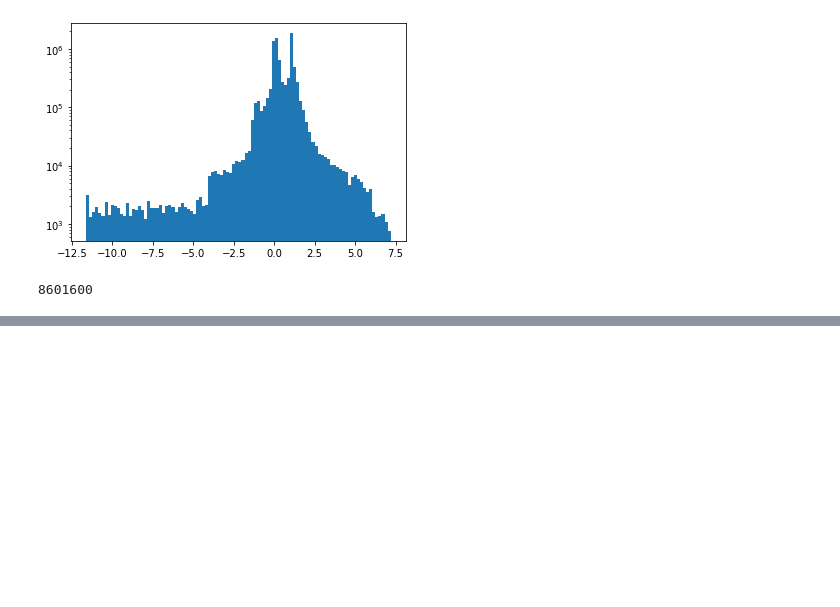
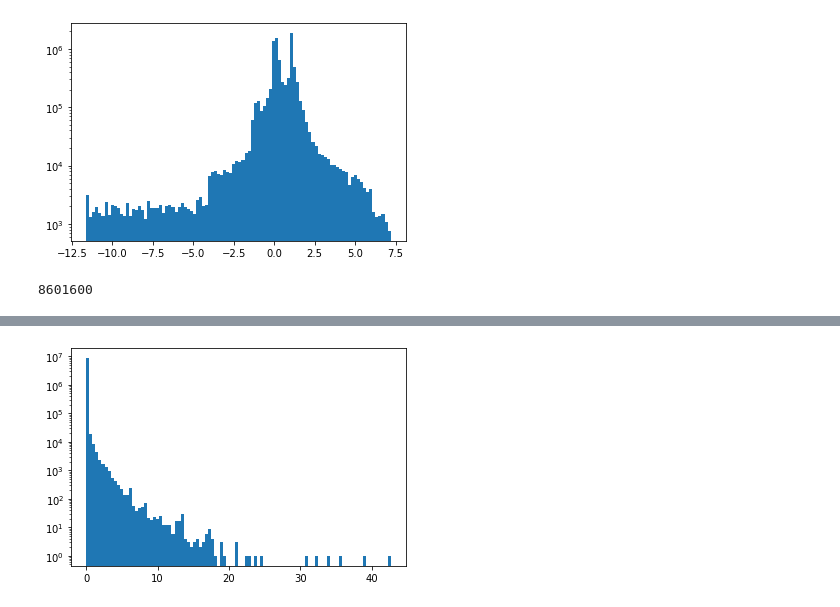
Before and after one commit to Yuchaowni/rainymotion, a Jupyter notebook: docs/notebooks/kakuho_server_data.ipynb, the cells around one changed output, grey strips where cells are left out. Drawn from its saved outputs; the diff is of its cells as text; code cells hidden in the pictures; blank space fills up the shorter version.

```diff
--- a/docs/notebooks/kakuho_server_data.ipynb
+++ b/docs/notebooks/kakuho_server_data.ipynb
@@ -131,0 +170,6 @@ optional arguments:
+# %%
+plt.hist(prediciton.flatten(), 100)
+plt.yscale("log")
+plt.show()
+# %% [output]
+[figure, added]
```
Also changed, not shown: parts of 12 cells of this notebook, 5 other files.
